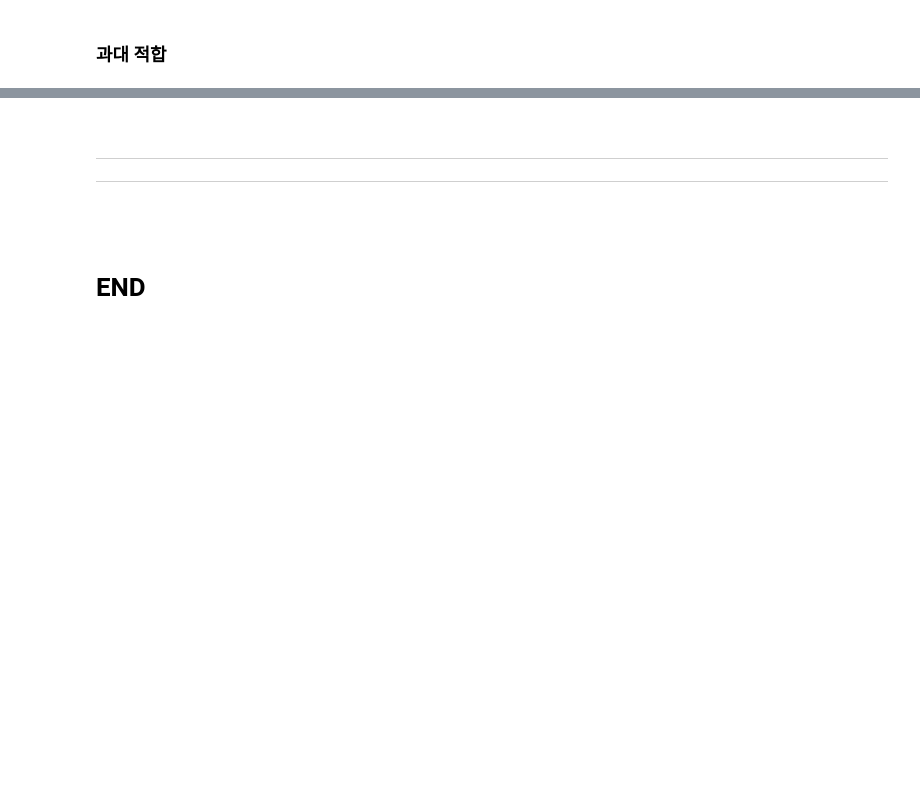
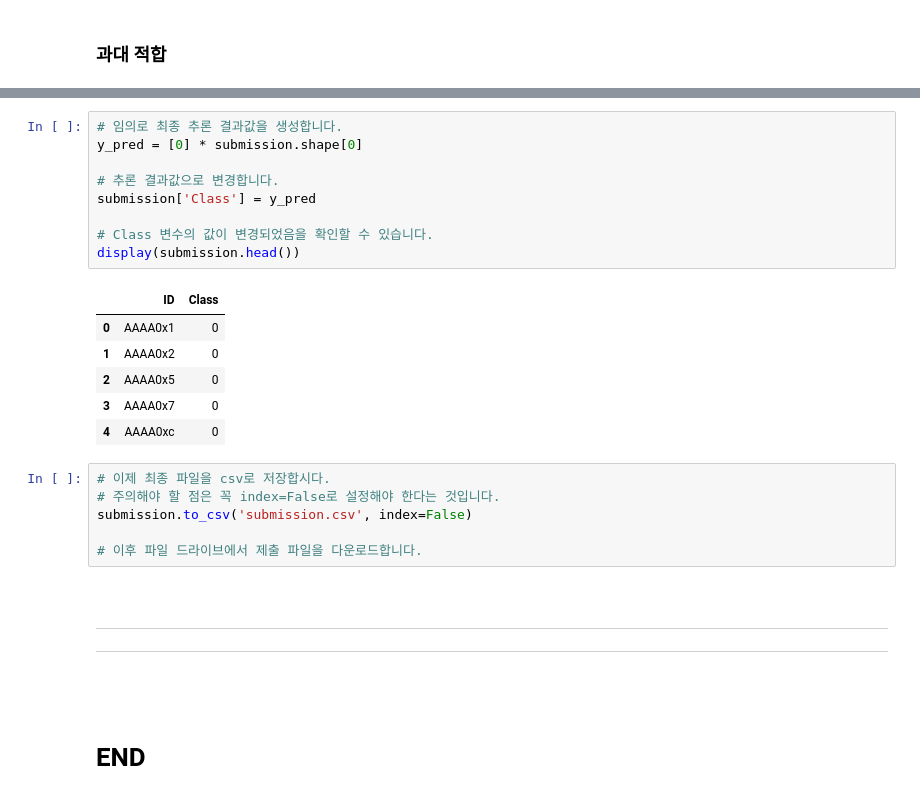
Before and after one commit to namwootree/Dacrew-4th, a Jupyter notebook: Stage_3.ipynb, the cells around one changed output, grey strips where cells are left out. Saved outputs shown, nothing was run; the diff lists cells and outputs as text; blank space fills up the shorter version.

```diff
--- a/Stage_3.ipynb
+++ b/Stage_3.ipynb
@@ -1223,3 +1385,25 @@ print(f'\n검증 데이터 셋 AUC : {val_roc_auc_score}')
+# %%
+# 임의로 최종 추론 결과값을 생성합니다.
+y_pred = [0] * submission.shape[0]
+
+# 추론 결과값으로 변경합니다.
+submission['Class'] = y_pred
+
+# Class 변수의 값이 변경되었음을 확인할 수 있습니다.
+display(submission.head())
+# %% [output]
+|  | ID | Class |
+| 0 | AAAA0x1 | 0 |
+| 1 | AAAA0x2 | 0 |
+| 2 | AAAA0x5 | 0 |
+| 3 | AAAA0x7 | 0 |
+| 4 | AAAA0xc | 0 |
+# %%
+# 이제 최종 파일을 csv로 저장합시다.
+# 주의해야 할 점은 꼭 index=False로 설정해야 한다는 것입니다.
+submission.to_csv('submission.csv', index=False)
+
+# 이후 파일 드라이브에서 제출 파일을 다운로드합니다.
 # %% [markdown]
 <br>
 
```
Also changed, not shown: parts of 20 cells of this notebook.
